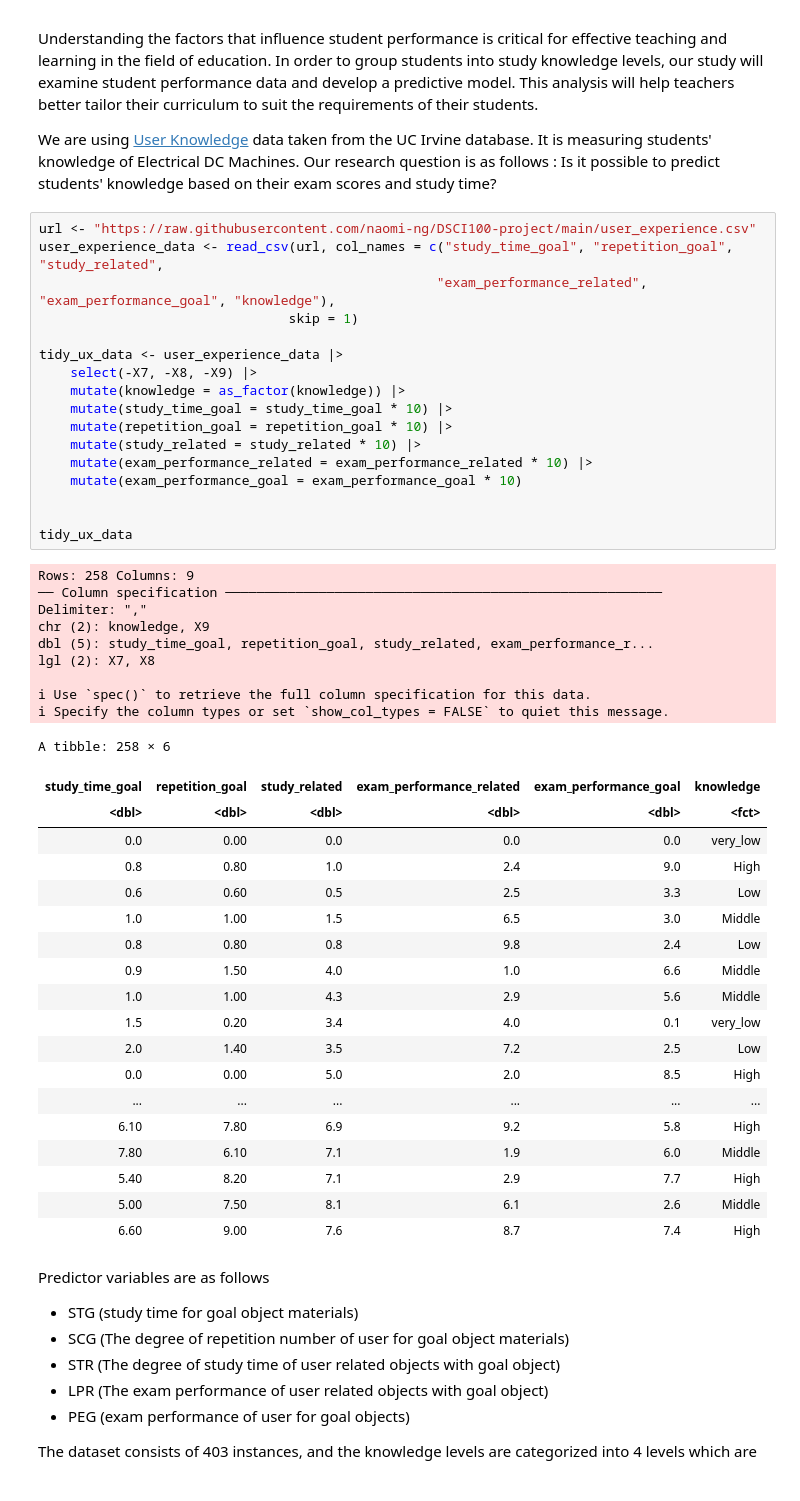
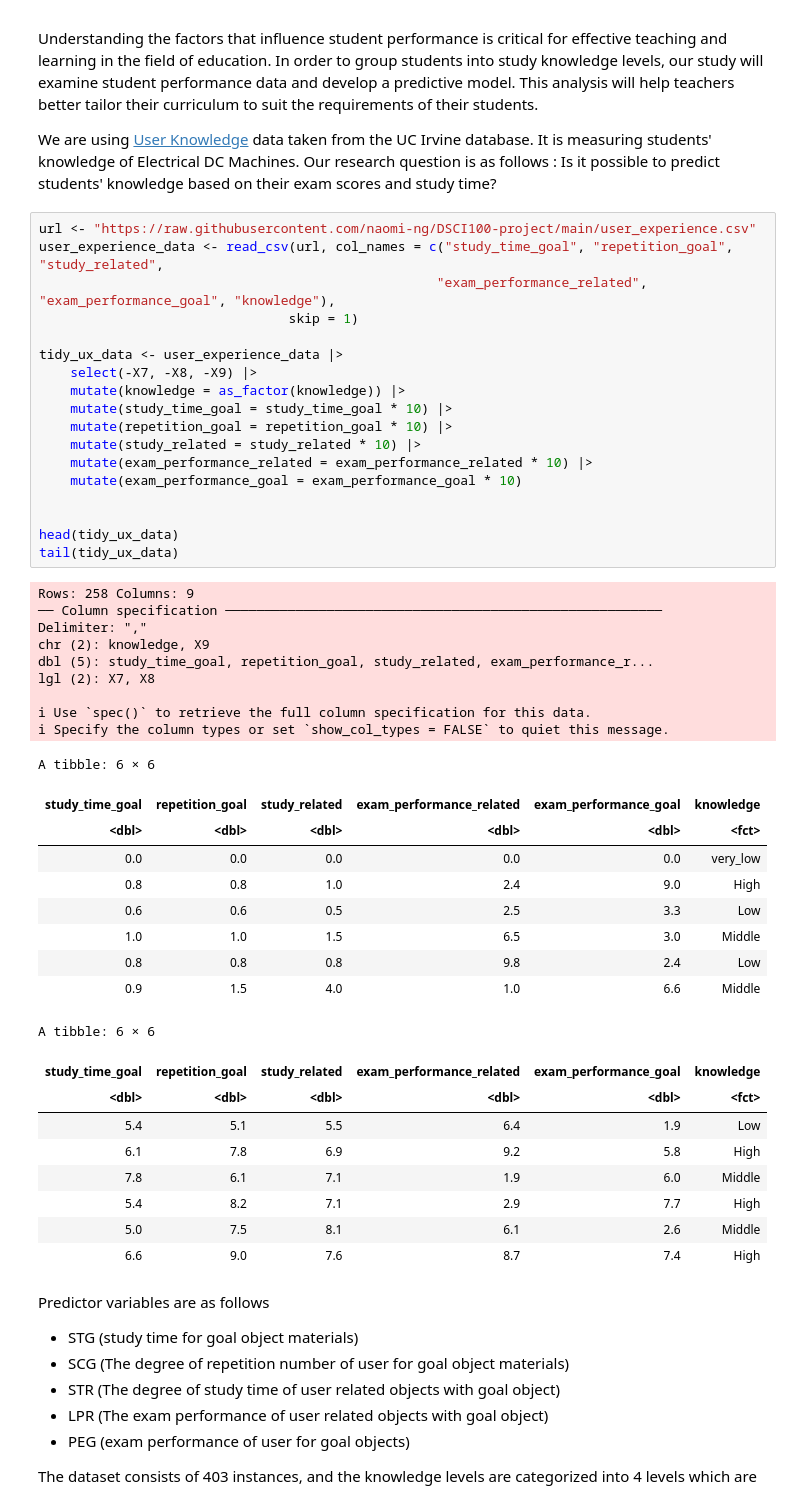
Before and after one commit to naomi-ng/DSCI100group_project, a Jupyter notebook: group_proposal.ipynb, the cells around one changed output. Saved outputs shown, nothing was run; the diff lists cells and outputs as text.

```diff
--- a/group_proposal.ipynb
+++ b/group_proposal.ipynb
@@ -19,49 +32,49 @@ We are using [User Knowledge](https://archive.ics.uci.edu/dataset/257/user+knowl
 # %%
 url <- "https://raw.githubusercontent.com/naomi-ng/DSCI100-project/main/user_experience.csv"
 user_experience_data <- read_csv(url, col_names = c("study_time_goal", "repetition_goal", "study_related",
                                                    "exam_performance_related", "exam_performance_goal", "knowledge"),
                                 skip = 1)
 
 tidy_ux_data <- user_experience_data |>
     select(-X7, -X8, -X9) |>
     mutate(knowledge = as_factor(knowledge)) |>
     mutate(study_time_goal = study_time_goal * 10) |>
     mutate(repetition_goal = repetition_goal * 10) |>
     mutate(study_related = study_related * 10) |>
     mutate(exam_performance_related = exam_performance_related * 10) |>
     mutate(exam_performance_goal = exam_performance_goal * 10)
 
 
-tidy_ux_data
+head(tidy_ux_data)
+tail(tidy_ux_data)
 # %% [output]
 Rows: 258 Columns: 9
 ── Column specification ────────────────────────────────────────────────────────
 Delimiter: ","
 chr (2): knowledge, X9
 dbl (5): study_time_goal, repetition_goal, study_related, exam_performance_r...
 lgl (2): X7, X8
 
 ℹ Use `spec()` to retrieve the full column specification for this data.
 ℹ Specify the column types or set `show_col_types = FALSE` to quiet this message.
-A tibble: 258 × 6
+A tibble: 6 × 6
 | study_time_goal | repetition_goal | study_related | exam_performance_related | exam_performance_goal | knowledge |
 | <dbl> | <dbl> | <dbl> | <dbl> | <dbl> | <fct> |
-| 0.0 | 0.00 | 0.0 | 0.0 | 0.0 | very_low |
-| 0.8 | 0.80 | 1.0 | 2.4 | 9.0 | High |
-| 0.6 | 0.60 | 0.5 | 2.5 | 3.3 | Low |
-| 1.0 | 1.00 | 1.5 | 6.5 | 3.0 | Middle |
-| 0.8 | 0.80 | 0.8 | 9.8 | 2.4 | Low |
-| 0.9 | 1.50 | 4.0 | 1.0 | 6.6 | Middle |
-| 1.0 | 1.00 | 4.3 | 2.9 | 5.6 | Middle |
-| 1.5 | 0.20 | 3.4 | 4.0 | 0.1 | very_low |
-| 2.0 | 1.40 | 3.5 | 7.2 | 2.5 | Low |
-| 0.0 | 0.00 | 5.0 | 2.0 | 8.5 | High |
-| ... | ... | ... | ... | ... | ... |
-| 6.10 | 7.80 | 6.9 | 9.2 | 5.8 | High |
-| 7.80 | 6.10 | 7.1 | 1.9 | 6.0 | Middle |
-| 5.40 | 8.20 | 7.1 | 2.9 | 7.7 | High |
-| 5.00 | 7.50 | 8.1 | 6.1 | 2.6 | Middle |
-| 6.60 | 9.00 | 7.6 | 8.7 | 7.4 | High |
+| 0.0 | 0.0 | 0.0 | 0.0 | 0.0 | very_low |
+| 0.8 | 0.8 | 1.0 | 2.4 | 9.0 | High |
+| 0.6 | 0.6 | 0.5 | 2.5 | 3.3 | Low |
+| 1.0 | 1.0 | 1.5 | 6.5 | 3.0 | Middle |
+| 0.8 | 0.8 | 0.8 | 9.8 | 2.4 | Low |
+| 0.9 | 1.5 | 4.0 | 1.0 | 6.6 | Middle |
+A tibble: 6 × 6
+| study_time_goal | repetition_goal | study_related | exam_performance_related | exam_performance_goal | knowledge |
+| <dbl> | <dbl> | <dbl> | <dbl> | <dbl> | <fct> |
+| 5.4 | 5.1 | 5.5 | 6.4 | 1.9 | Low |
+| 6.1 | 7.8 | 6.9 | 9.2 | 5.8 | High |
+| 7.8 | 6.1 | 7.1 | 1.9 | 6.0 | Middle |
+| 5.4 | 8.2 | 7.1 | 2.9 | 7.7 | High |
+| 5.0 | 7.5 | 8.1 | 6.1 | 2.6 | Middle |
+| 6.6 | 9.0 | 7.6 | 8.7 | 7.4 | High |
 # %% [markdown]
 Predictor variables are as follows
 - STG (study time for goal object materials)
```
Also changed, not shown: parts of 6 cells of this notebook.
